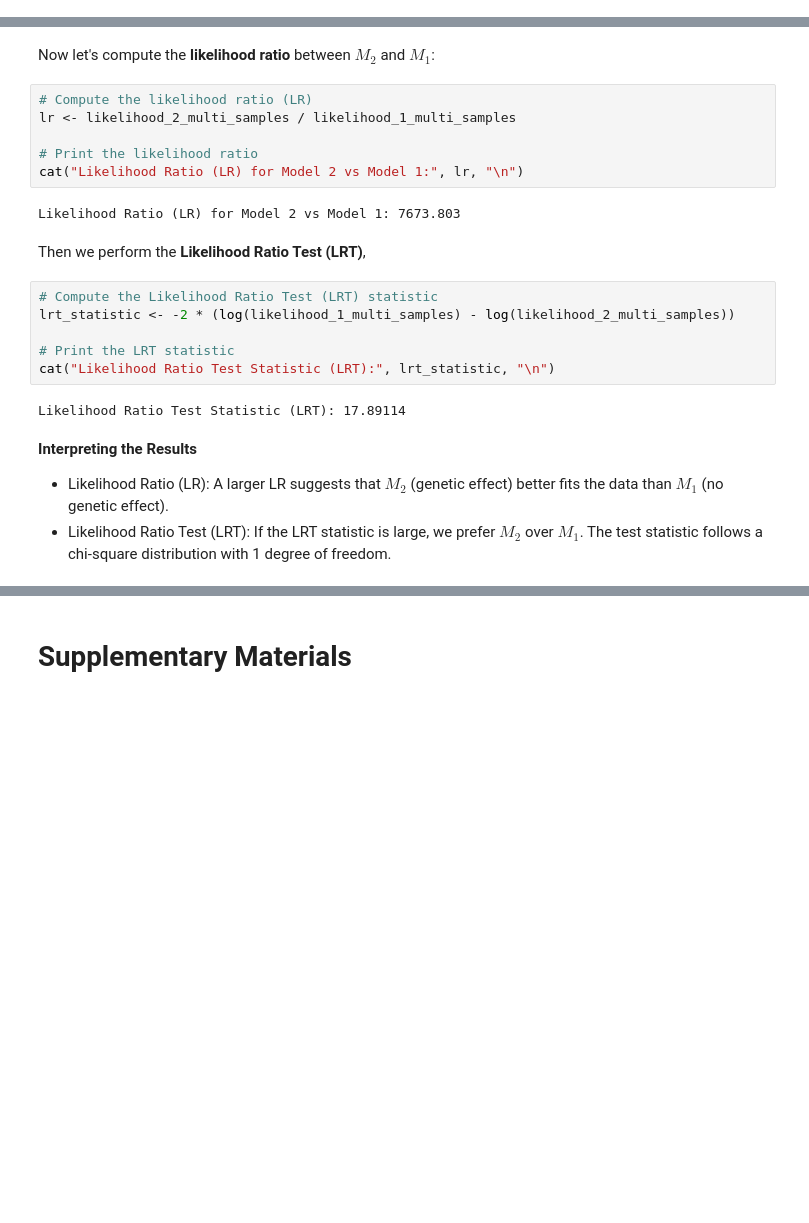
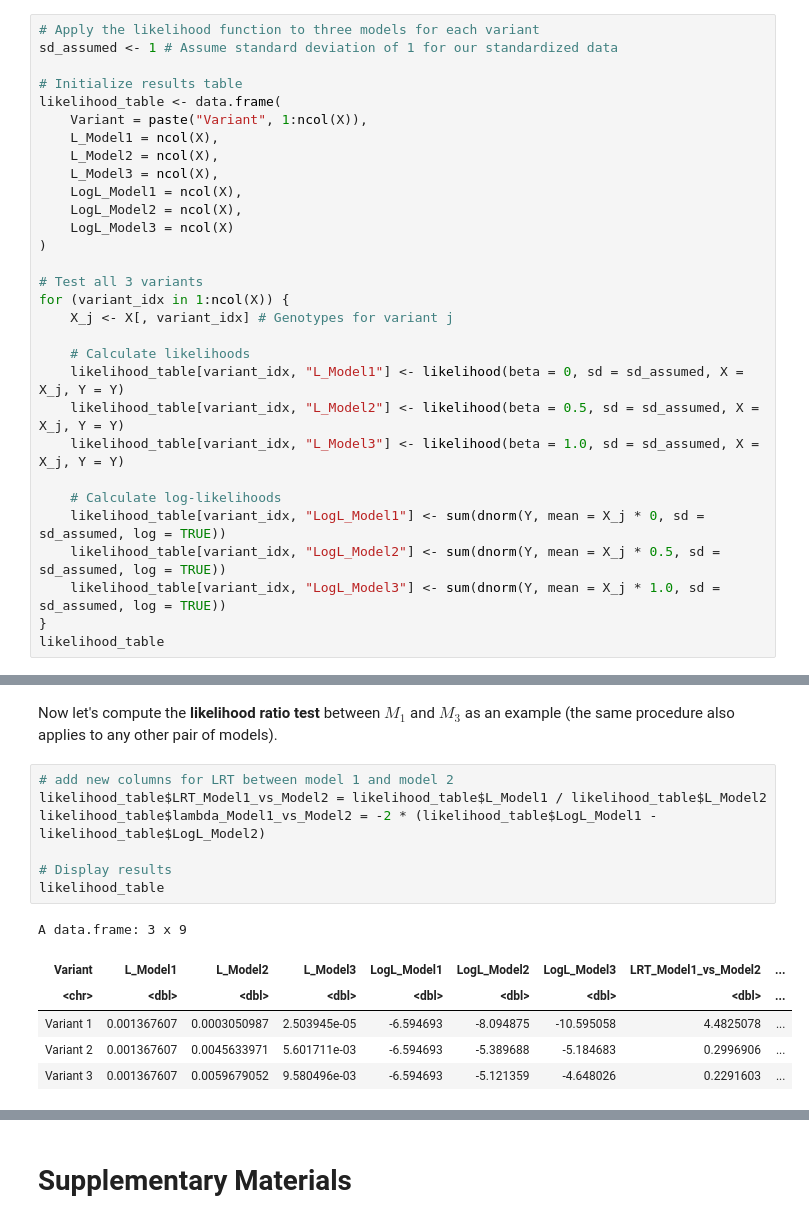
Before and after one commit to StatFunGen/statgen-prerequisites, a Jupyter notebook: likelihood_ratio_test.ipynb, the cells around one changed output, grey strips where cells are left out. Cells and saved outputs as stored; diff of their text form; blank space fills up the shorter version.

```diff
--- a/likelihood_ratio_test.ipynb
+++ b/likelihood_ratio_test.ipynb
@@ -76,0 +115,30 @@ Likelihood for Model 2: 0.01183428
+# %%
+# Apply the likelihood function to three models for each variant
+sd_assumed <- 1 # Assume standard deviation of 1 for our standardized data
+
+# Initialize results table
+likelihood_table <- data.frame(
+    Variant = paste("Variant", 1:ncol(X)),
+    L_Model1 = ncol(X),
+    L_Model2 = ncol(X),
+    L_Model3 = ncol(X),
+    LogL_Model1 = ncol(X),
+    LogL_Model2 = ncol(X),
+    LogL_Model3 = ncol(X)
+)
+
+# Test all 3 variants
+for (variant_idx in 1:ncol(X)) {
+    X_j <- X[, variant_idx] # Genotypes for variant j
+
+    # Calculate likelihoods
+    likelihood_table[variant_idx, "L_Model1"] <- likelihood(beta = 0, sd = sd_assumed, X = X_j, Y = Y)
+    likelihood_table[variant_idx, "L_Model2"] <- likelihood(beta = 0.5, sd = sd_assumed, X = X_j, Y = Y)
+    likelihood_table[variant_idx, "L_Model3"] <- likelihood(beta = 1.0, sd = sd_assumed, X = X_j, Y = Y)
+
+    # Calculate log-likelihoods
+    likelihood_table[variant_idx, "LogL_Model1"] <- sum(dnorm(Y, mean = X_j * 0, sd = sd_assumed, log = TRUE))
+    likelihood_table[variant_idx, "LogL_Model2"] <- sum(dnorm(Y, mean = X_j * 0.5, sd = sd_assumed, log = TRUE))
+    likelihood_table[variant_idx, "LogL_Model3"] <- sum(dnorm(Y, mean = X_j * 1.0, sd = sd_assumed, log = TRUE))
+}
+likelihood_table
@@ -77,24 +152,16 @@ Likelihood for Model 2: 0.01183428
 # %% [markdown]
-Now let's compute the **likelihood ratio** between $M_2$ and $M_1$:
+Now let's compute the **likelihood ratio test** between $M_1$ and $M_3$ as an example (the same procedure also applies to any other pair of models).
 # %%
-# Compute the likelihood ratio (LR)
-lr <- likelihood_2_multi_samples / likelihood_1_multi_samples
+# add new columns for LRT between model 1 and model 2
+likelihood_table$LRT_Model1_vs_Model2 = likelihood_table$L_Model1 / likelihood_table$L_Model2
+likelihood_table$lambda_Model1_vs_Model2 = -2 * (likelihood_table$LogL_Model1 - likelihood_table$LogL_Model2)
 
-# Print the likelihood ratio
-cat("Likelihood Ratio (LR) for Model 2 vs Model 1:", lr, "\n")
+# Display results
+likelihood_table
 # %% [output]
-Likelihood Ratio (LR) for Model 2 vs Model 1: 7673.803
+A data.frame: 3 x 9
+| Variant | L_Model1 | L_Model2 | L_Model3 | LogL_Model1 | LogL_Model2 | LogL_Model3 | LRT_Model1_vs_Model2 | ... |
+| <chr> | <dbl> | <dbl> | <dbl> | <dbl> | <dbl> | <dbl> | <dbl> | ... |
+| Variant 1 | 0.001367607 | 0.0003050987 | 2.503945e-05 | -6.594693 | -8.094875 | -10.595058 | 4.4825078 | ... |
+| Variant 2 | 0.001367607 | 0.0045633971 | 5.601711e-03 | -6.594693 | -5.389688 | -5.184683 | 0.2996906 | ... |
+| Variant 3 | 0.001367607 | 0.0059679052 | 9.580496e-03 | -6.594693 | -5.121359 | -4.648026 | 0.2291603 | ... |
-# %% [markdown]
-Then we perform the **Likelihood Ratio Test (LRT)**,
-# %%
-# Compute the Likelihood Ratio Test (LRT) statistic
-lrt_statistic <- -2 * (log(likelihood_1_multi_samples) - log(likelihood_2_multi_samples))
-
-# Print the LRT statistic
-cat("Likelihood Ratio Test Statistic (LRT):", lrt_statistic, "\n")
-# %% [output]
-Likelihood Ratio Test Statistic (LRT): 17.89114
-# %% [markdown]
-**Interpreting the Results**
-- Likelihood Ratio (LR): A larger LR suggests that $M_2$ (genetic effect) better fits the data than $M_1$ (no genetic effect).
-- Likelihood Ratio Test (LRT): If the LRT statistic is large, we prefer $M_2$ over $M_1$. The test statistic follows a chi-square distribution with 1 degree of freedom.
```
Also changed, not shown: parts of 16 cells of this notebook, 5 other files.
